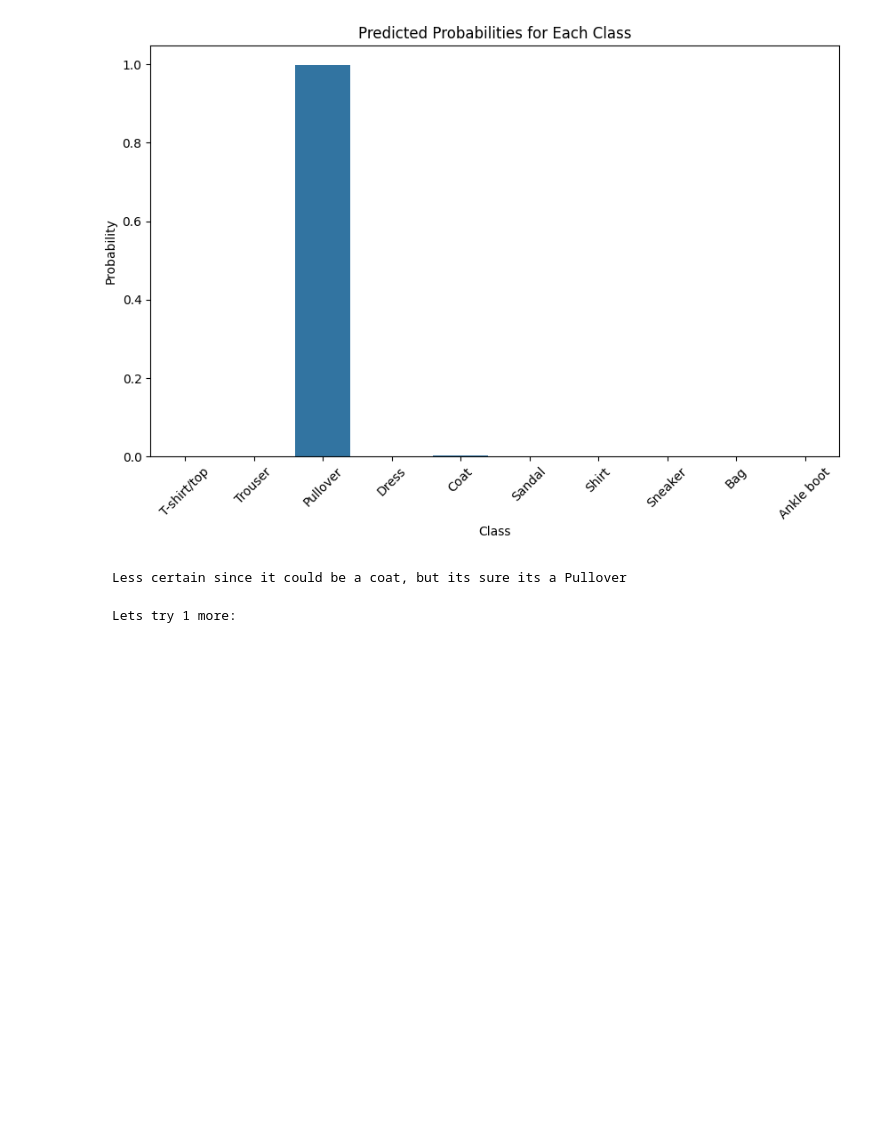
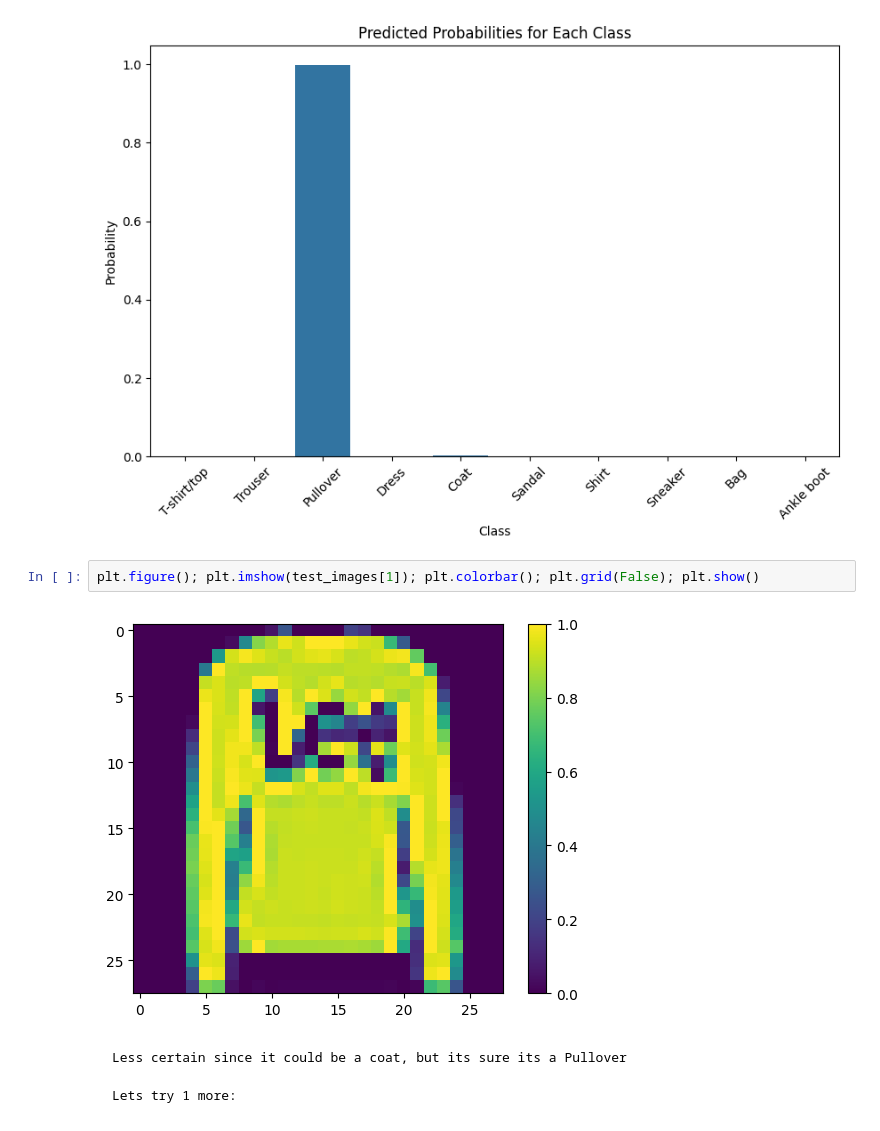
Before and after one commit to almsam/Intro-to-Tensor-Flow, a Jupyter notebook: Part 3 Neural Networks.ipynb, the cells around one changed output. Drawn from its saved outputs; the diff is of its cells as text; blank space fills up the shorter version.

```diff
--- a/Part 3 Neural Networks.ipynb
+++ b/Part 3 Neural Networks.ipynb
@@ -378,6 +382,10 @@ plt.figure(figsize=(10, 6)); sns.barplot(x='Class', y='Probability', data=SNSdf)
 plt.xlabel('Class'); plt.ylabel('Probability'); plt.xticks(rotation=45); plt.show()
 # %% [output]
 [figure]
+# %%
+plt.figure(); plt.imshow(test_images[1]); plt.colorbar(); plt.grid(False); plt.show()
+# %% [output]
+[figure, added]
 # %% [markdown]
     Less certain since it could be a coat, but its sure its a Pullover
 
```
Also changed, not shown: parts of 2 cells of this notebook.
